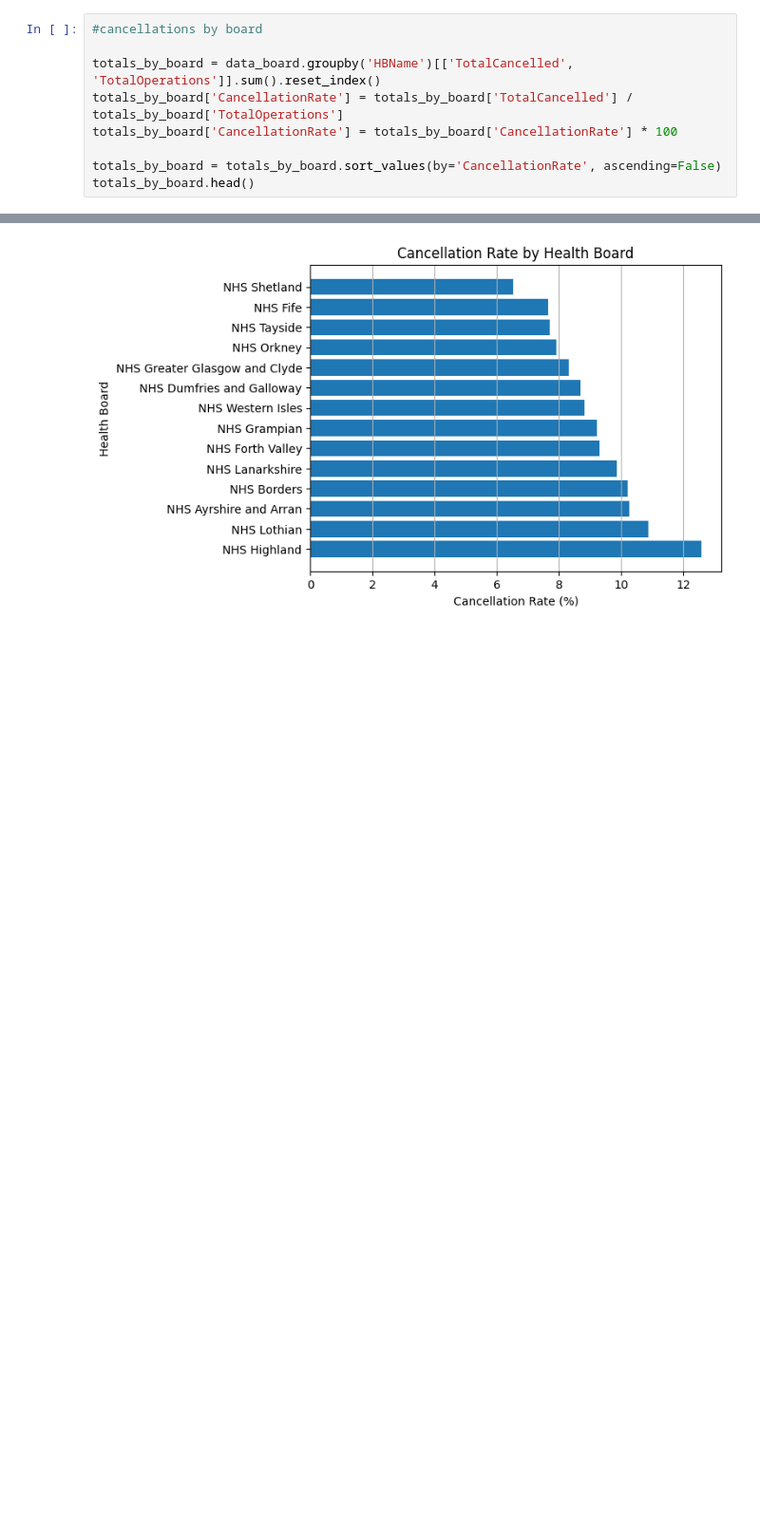
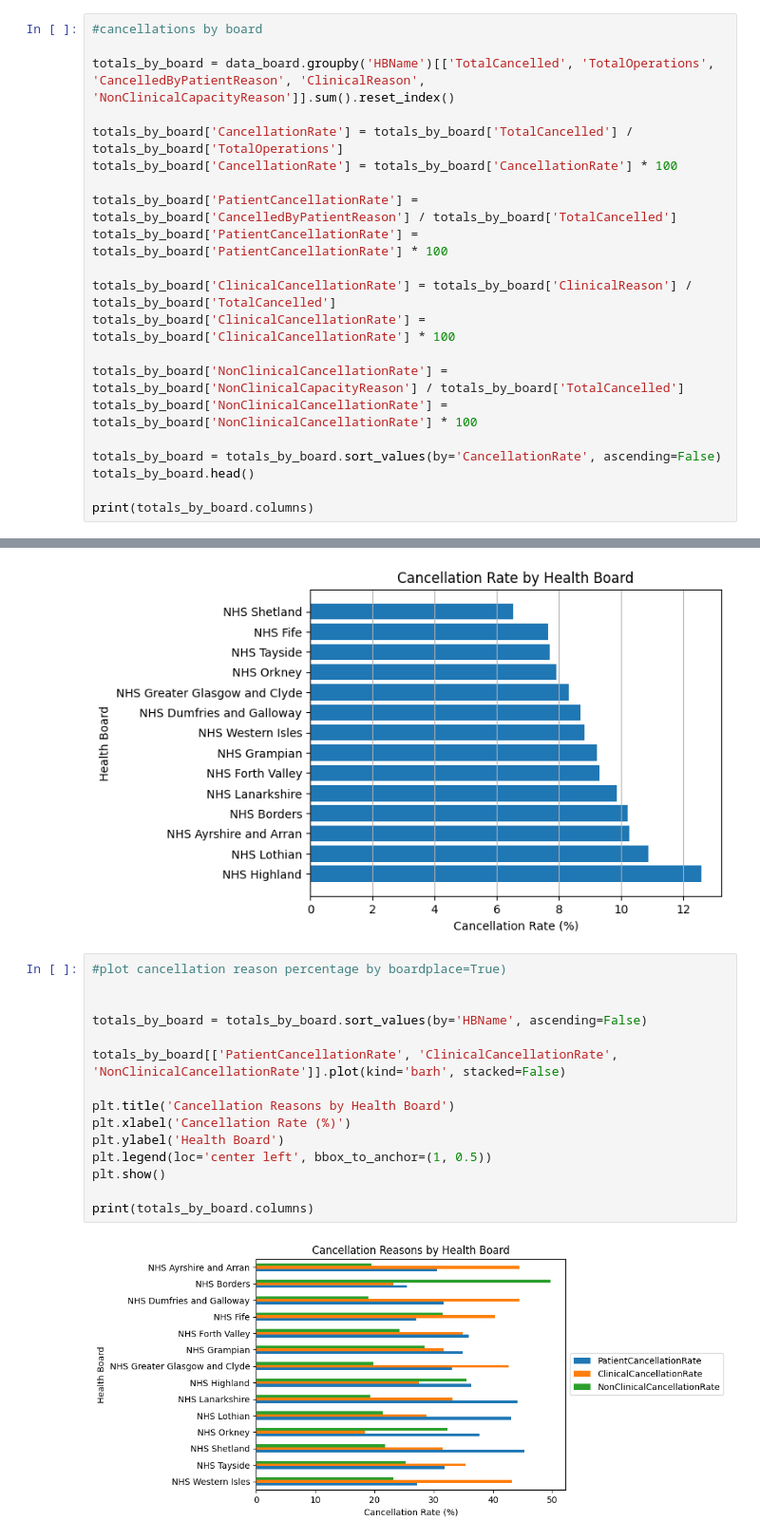
Before and after one commit to misha7b/FDS3, a Jupyter notebook: fds.ipynb, the cells around one changed output, grey strips where cells are left out. Shown at 95% size. Saved outputs shown, nothing was run; the diff lists cells and outputs as text; blank space fills up the shorter version.

```diff
--- a/fds.ipynb
+++ b/fds.ipynb
@@ -178,10 +178,22 @@ Elements in data_hospital but not in hospitals:  {'Y104H', 'S113H', 'R101H', 'Y1
 # %%
 #cancellations by board
 
-totals_by_board = data_board.groupby('HBName')[['TotalCancelled', 'TotalOperations']].sum().reset_index()
+totals_by_board = data_board.groupby('HBName')[['TotalCancelled', 'TotalOperations', 'CancelledByPatientReason', 'ClinicalReason', 'NonClinicalCapacityReason']].sum().reset_index()
+
 totals_by_board['CancellationRate'] = totals_by_board['TotalCancelled'] / totals_by_board['TotalOperations']
 totals_by_board['CancellationRate'] = totals_by_board['CancellationRate'] * 100
 
+totals_by_board['PatientCancellationRate'] = totals_by_board['CancelledByPatientReason'] / totals_by_board['TotalCancelled']
+totals_by_board['PatientCancellationRate'] = totals_by_board['PatientCancellationRate'] * 100
+
+totals_by_board['ClinicalCancellationRate'] = totals_by_board['ClinicalReason'] / totals_by_board['TotalCancelled']
+totals_by_board['ClinicalCancellationRate'] = totals_by_board['ClinicalCancellationRate'] * 100
+
+totals_by_board['NonClinicalCancellationRate'] = totals_by_board['NonClinicalCapacityReason'] / totals_by_board['TotalCancelled']
+totals_by_board['NonClinicalCancellationRate'] = totals_by_board['NonClinicalCancellationRate'] * 100
+
 totals_by_board = totals_by_board.sort_values(by='CancellationRate', ascending=False)
 totals_by_board.head()
+
+print(totals_by_board.columns)
 # %% [output]
@@ -202,3 +214,20 @@ plt.grid(axis='x')
 plt.show()
 # %% [output]
 [figure]
+# %%
+#plot cancellation reason percentage by boardplace=True)
+
+
+totals_by_board = totals_by_board.sort_values(by='HBName', ascending=False)
+
+totals_by_board[['PatientCancellationRate', 'ClinicalCancellationRate', 'NonClinicalCancellationRate']].plot(kind='barh', stacked=False)
+
+plt.title('Cancellation Reasons by Health Board')
+plt.xlabel('Cancellation Rate (%)')
+plt.ylabel('Health Board')
+plt.legend(loc='center left', bbox_to_anchor=(1, 0.5))
+plt.show()
+
+print(totals_by_board.columns)
+# %% [output]
+[figure, added]
```
Also changed, not shown: parts of 4 cells of this notebook.
